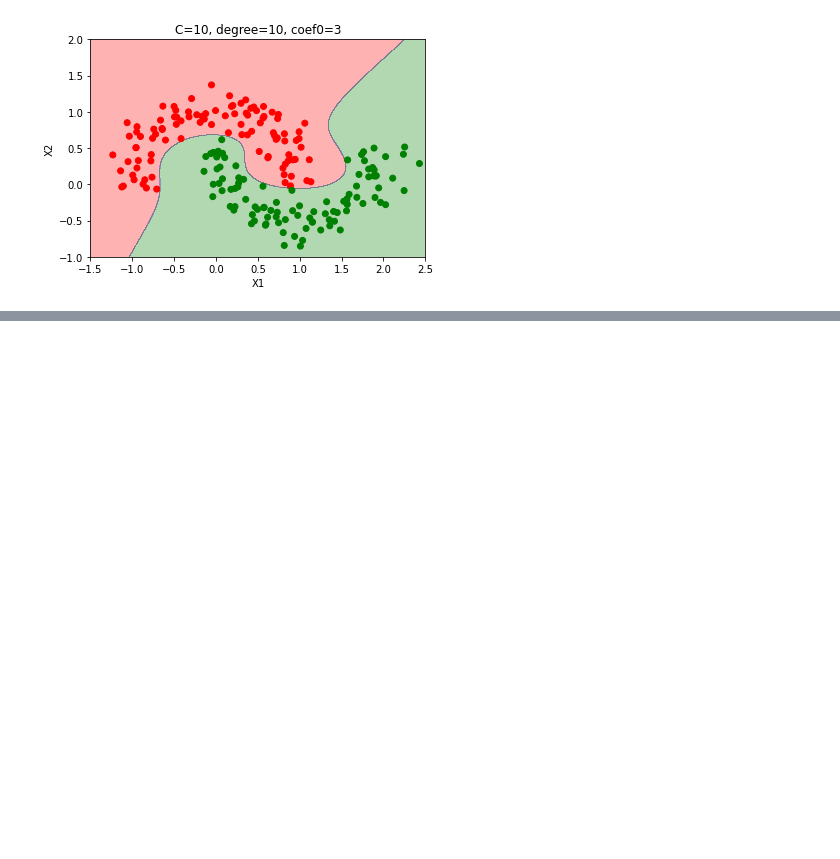
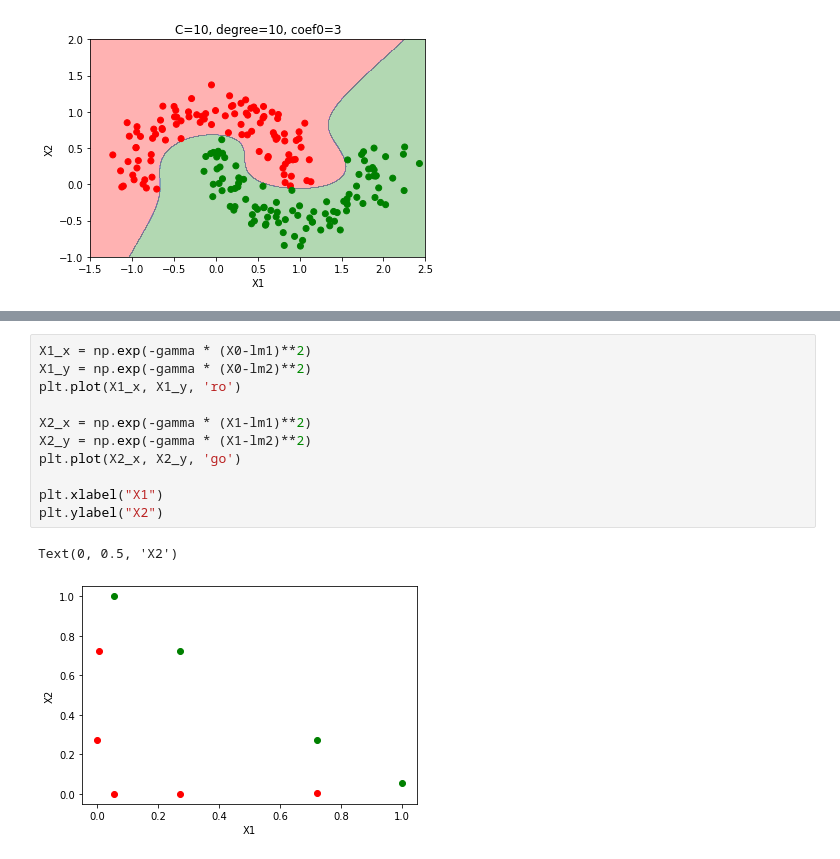
Before and after one commit to abhishak3/MLM, a Jupyter notebook: 04.SVM.ipynb, the cells around one changed output, grey strips where cells are left out. Drawn from its saved outputs; the diff is of its cells as text; blank space fills up the shorter version.

```diff
--- a/04.SVM.ipynb
+++ b/04.SVM.ipynb
@@ -217,0 +260,14 @@ degree_fit(C=10, degree=10, coef0=3)
+# %%
+X1_x = np.exp(-gamma * (X0-lm1)**2)
+X1_y = np.exp(-gamma * (X0-lm2)**2)
+plt.plot(X1_x, X1_y, 'ro')
+
+X2_x = np.exp(-gamma * (X1-lm1)**2)
+X2_y = np.exp(-gamma * (X1-lm2)**2)
+plt.plot(X2_x, X2_y, 'go')
+
+plt.xlabel("X1")
+plt.ylabel("X2")
+# %% [output]
+Text(0, 0.5, 'X2')
+[figure, added]
```
Also changed, not shown: parts of 32 cells of this notebook.
